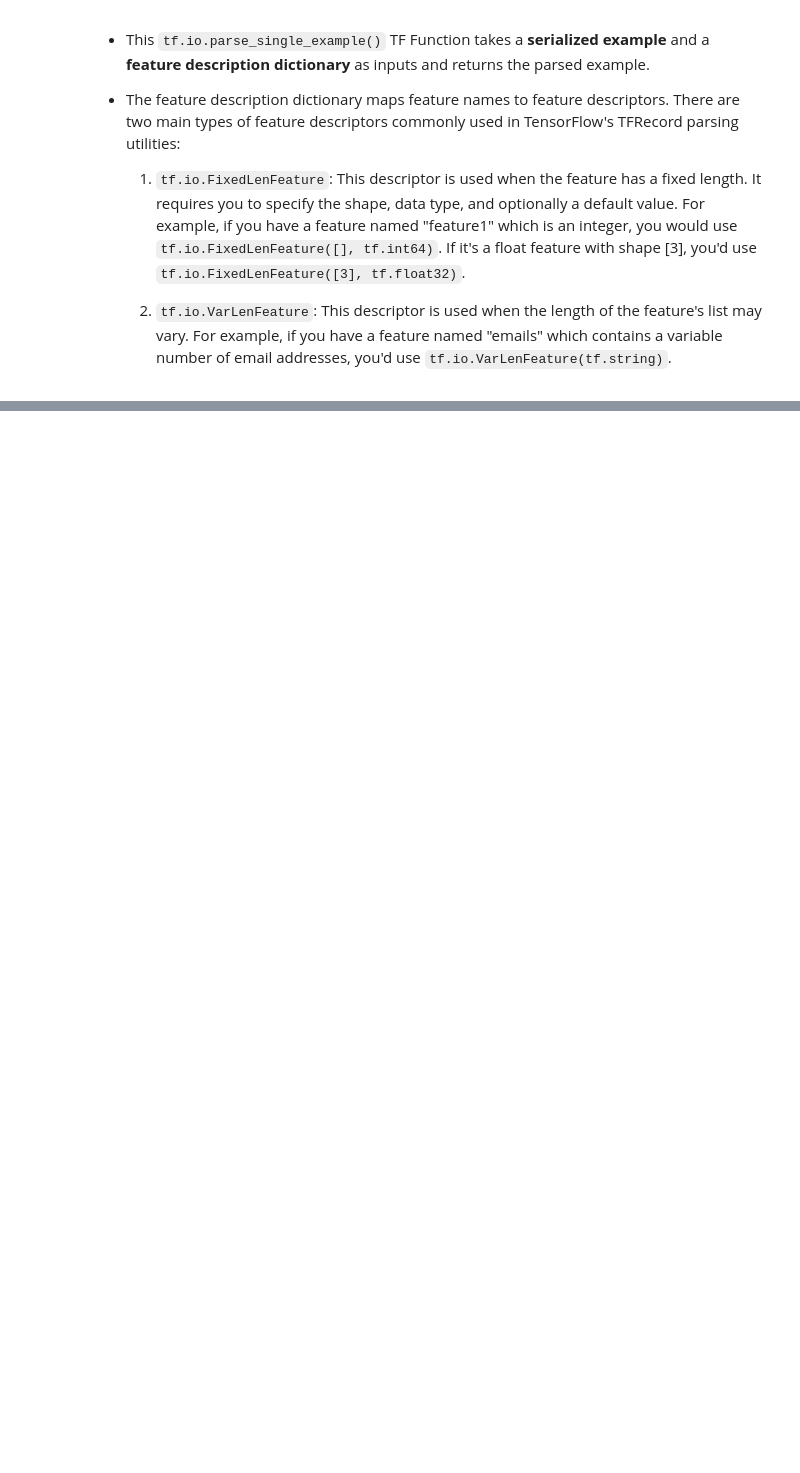
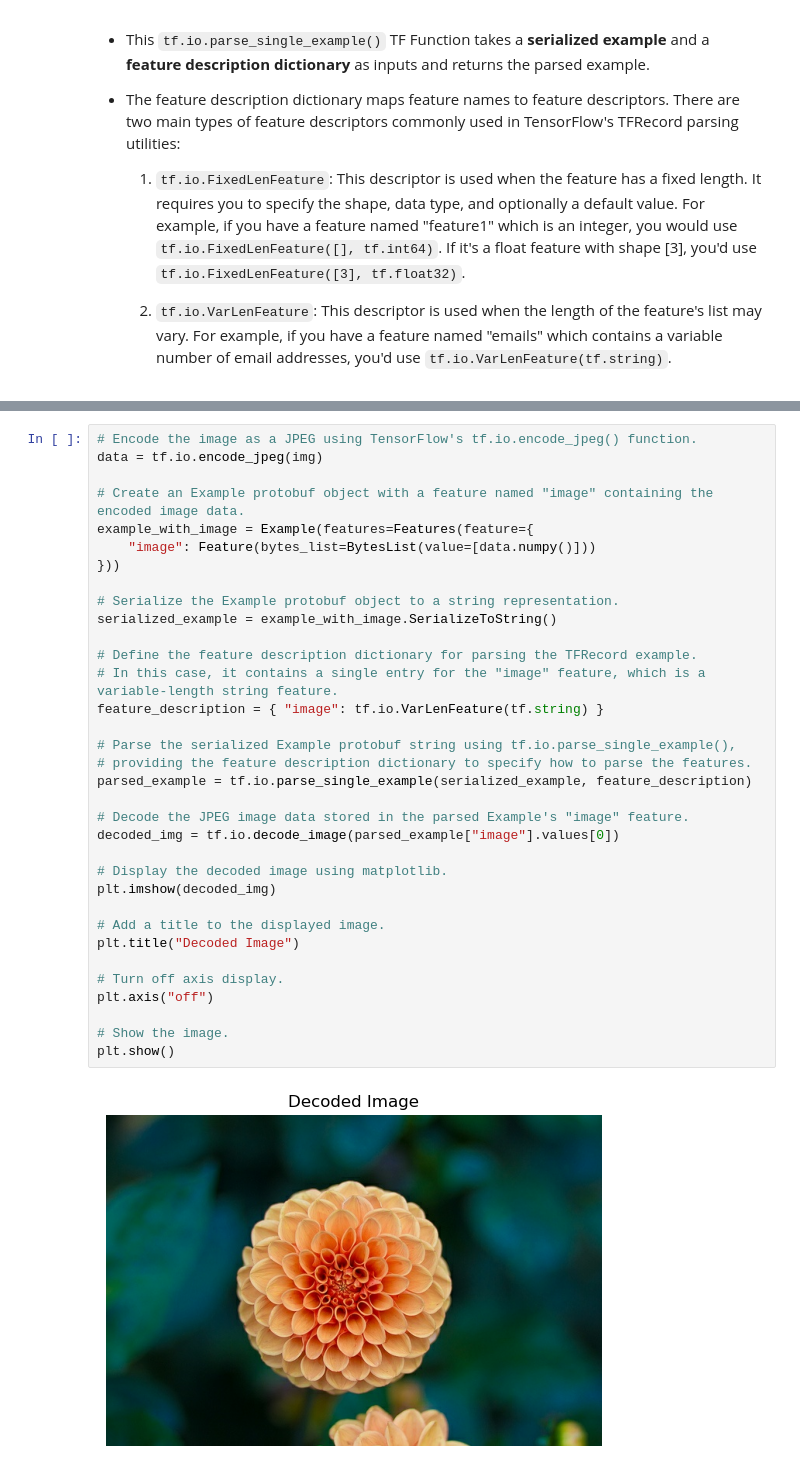
Before and after one commit to ShayanDodge/MachineLearning-Toolkit, a Jupyter notebook: Artifical Neural Networks PYTHON/4. Tensorflow_Data_Preprosessing.ipynb, the cells around one changed output, grey strips where cells are left out. Drawn from its saved outputs; the diff is of its cells as text; blank space fills up the shorter version.

```diff
--- a/Artifical Neural Networks PYTHON/4. Tensorflow_Data_Preprosessing.ipynb
+++ b/Artifical Neural Networks PYTHON/4. Tensorflow_Data_Preprosessing.ipynb
@@ -859,0 +916,36 @@ for serialized_example in tf.data.TFRecordDataset(["my_contacts.tfrecord"]):
+# %%
+# Encode the image as a JPEG using TensorFlow's tf.io.encode_jpeg() function.
+data = tf.io.encode_jpeg(img)
+
+# Create an Example protobuf object with a feature named "image" containing the encoded image data.
+example_with_image = Example(features=Features(feature={
+    "image": Feature(bytes_list=BytesList(value=[data.numpy()]))
+}))
+
+# Serialize the Example protobuf object to a string representation.
+serialized_example = example_with_image.SerializeToString()
+
+# Define the feature description dictionary for parsing the TFRecord example.
+# In this case, it contains a single entry for the "image" feature, which is a variable-length string feature.
+feature_description = { "image": tf.io.VarLenFeature(tf.string) }
+
+# Parse the serialized Example protobuf string using tf.io.parse_single_example(),
+# providing the feature description dictionary to specify how to parse the features.
+parsed_example = tf.io.parse_single_example(serialized_example, feature_description)
+
+# Decode the JPEG image data stored in the parsed Example's "image" feature.
+decoded_img = tf.io.decode_image(parsed_example["image"].values[0])
+
+# Display the decoded image using matplotlib.
+plt.imshow(decoded_img)
+
+# Add a title to the displayed image.
+plt.title("Decoded Image")
+
+# Turn off axis display.
+plt.axis("off")
+
+# Show the image.
+plt.show()
+# %% [output]
+[figure, added]
```
Also changed, not shown: parts of 5 cells of this notebook.
